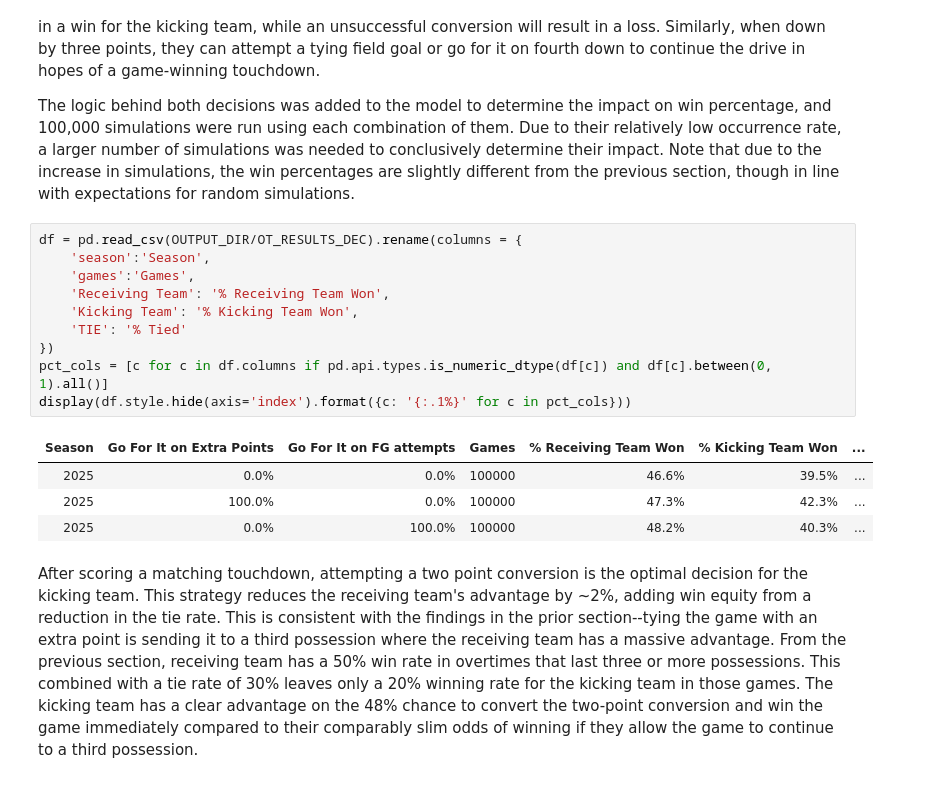
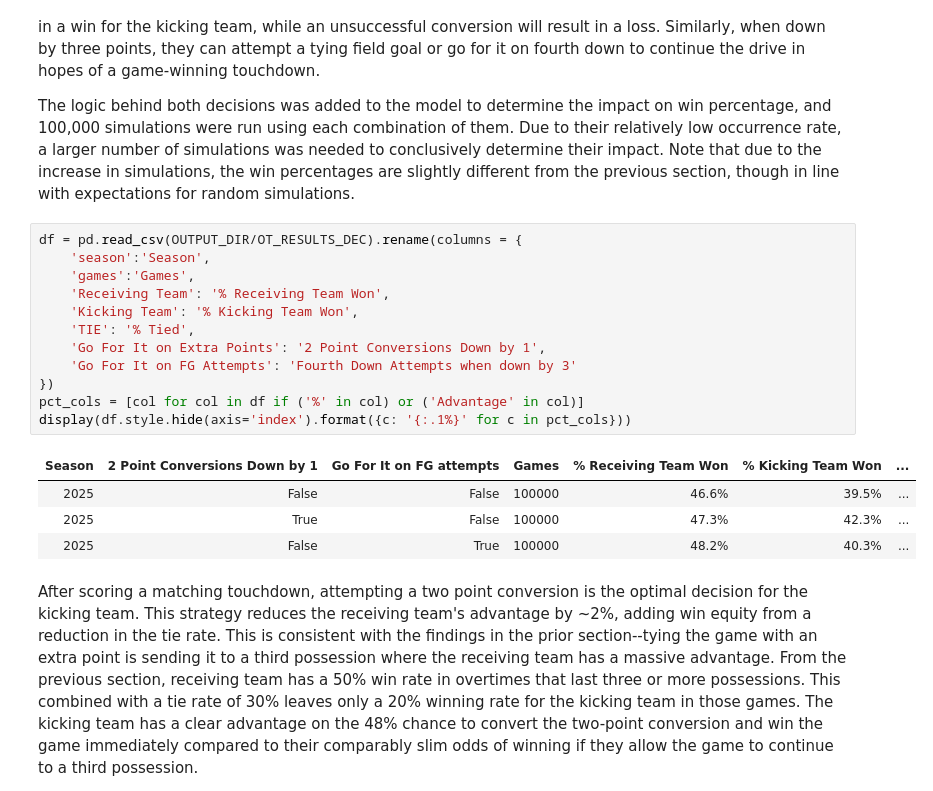
Before and after one commit to njlewin/NFL_Overtime_Model, a Jupyter notebook: NFL_Overtime_Model.ipynb, the cells around one changed output. Saved outputs shown, nothing was run; the diff lists cells and outputs as text.

```diff
--- a/NFL_Overtime_Model.ipynb
+++ b/NFL_Overtime_Model.ipynb
@@ -122,18 +122,20 @@ The logic behind both decisions was added to the model to determine the impact o
 # %%
 df = pd.read_csv(OUTPUT_DIR/OT_RESULTS_DEC).rename(columns = {
     'season':'Season',
     'games':'Games',
     'Receiving Team': '% Receiving Team Won',
     'Kicking Team': '% Kicking Team Won',
-    'TIE': '% Tied'
+    'TIE': '% Tied',
+    'Go For It on Extra Points': '2 Point Conversions Down by 1',
+    'Go For It on FG Attempts': 'Fourth Down Attempts when down by 3'
 })
-pct_cols = [c for c in df.columns if pd.api.types.is_numeric_dtype(df[c]) and df[c].between(0, 1).all()]
+pct_cols = [col for col in df if ('%' in col) or ('Advantage' in col)]
 display(df.style.hide(axis='index').format({c: '{:.1%}' for c in pct_cols}))
 # %% [output]
-| Season | Go For It on Extra Points | Go For It on FG attempts | Games | % Receiving Team Won | % Kicking Team Won | ... |
-| 2025 | 0.0% | 0.0% | 100000 | 46.6% | 39.5% | ... |
-| 2025 | 100.0% | 0.0% | 100000 | 47.3% | 42.3% | ... |
-| 2025 | 0.0% | 100.0% | 100000 | 48.2% | 40.3% | ... |
+| Season | 2 Point Conversions Down by 1 | Go For It on FG attempts | Games | % Receiving Team Won | % Kicking Team Won | ... |
+| 2025 | False | False | 100000 | 46.6% | 39.5% | ... |
+| 2025 | True | False | 100000 | 47.3% | 42.3% | ... |
+| 2025 | False | True | 100000 | 48.2% | 40.3% | ... |
 # %% [markdown]
 After scoring a matching touchdown, attempting a two point conversion is the optimal decision for the kicking team. This strategy reduces the receiving team's advantage by ~2%, adding win equity from a reduction in the tie rate. This is consistent with the findings in the prior section--tying the game with an extra point is sending it to a third possession where the receiving team has a massive advantage. From the previous section, receiving team has a 50% win rate in overtimes that last three or more possessions. This combined with a tie rate of 30% leaves only a 20% winning rate for the kicking team in those games. The kicking team has a clear advantage on the 48% chance to convert the two-point conversion and win the game immediately compared to their comparably slim odds of winning if they allow the game to continue to a third possession.
 
```
Also changed, not shown: parts of 2 cells of this notebook.
